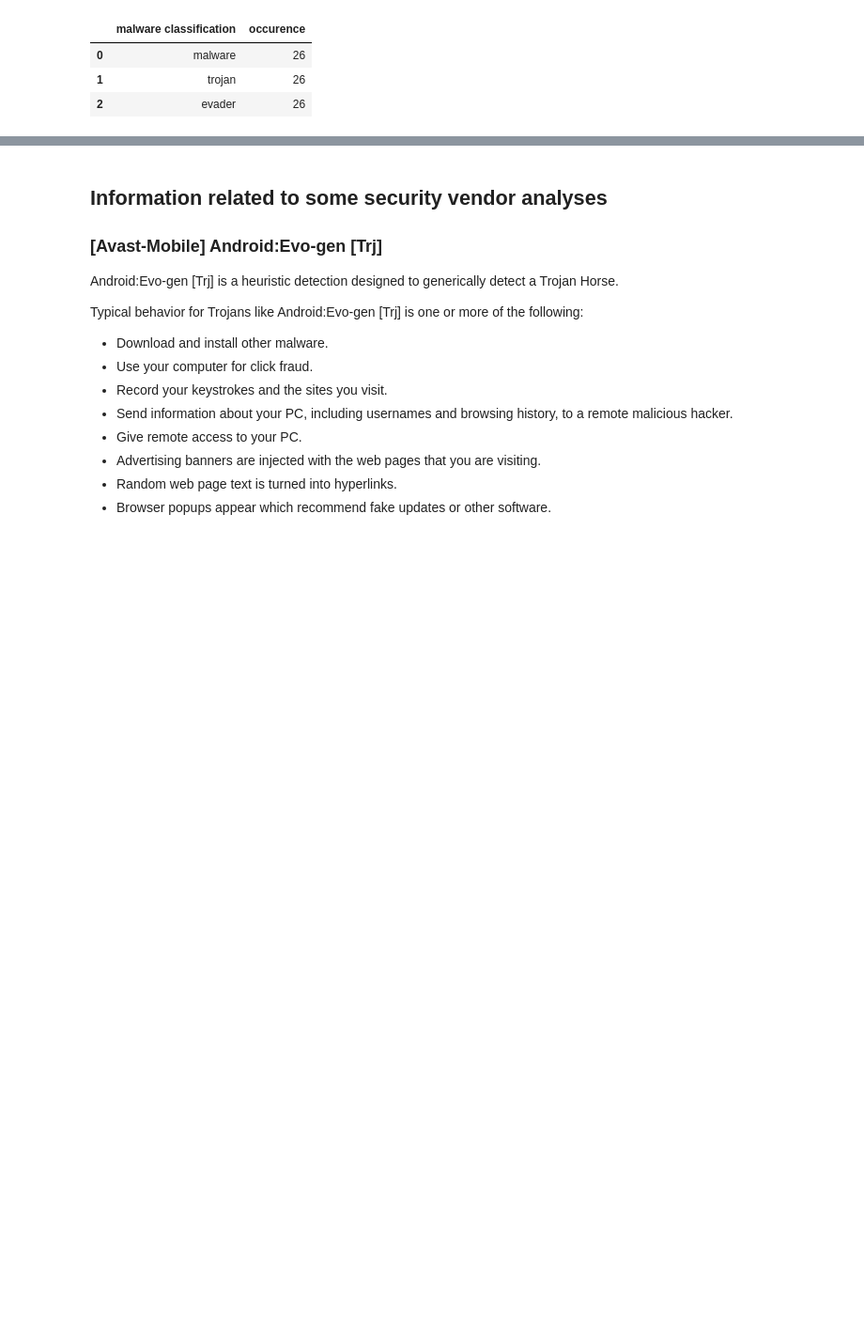
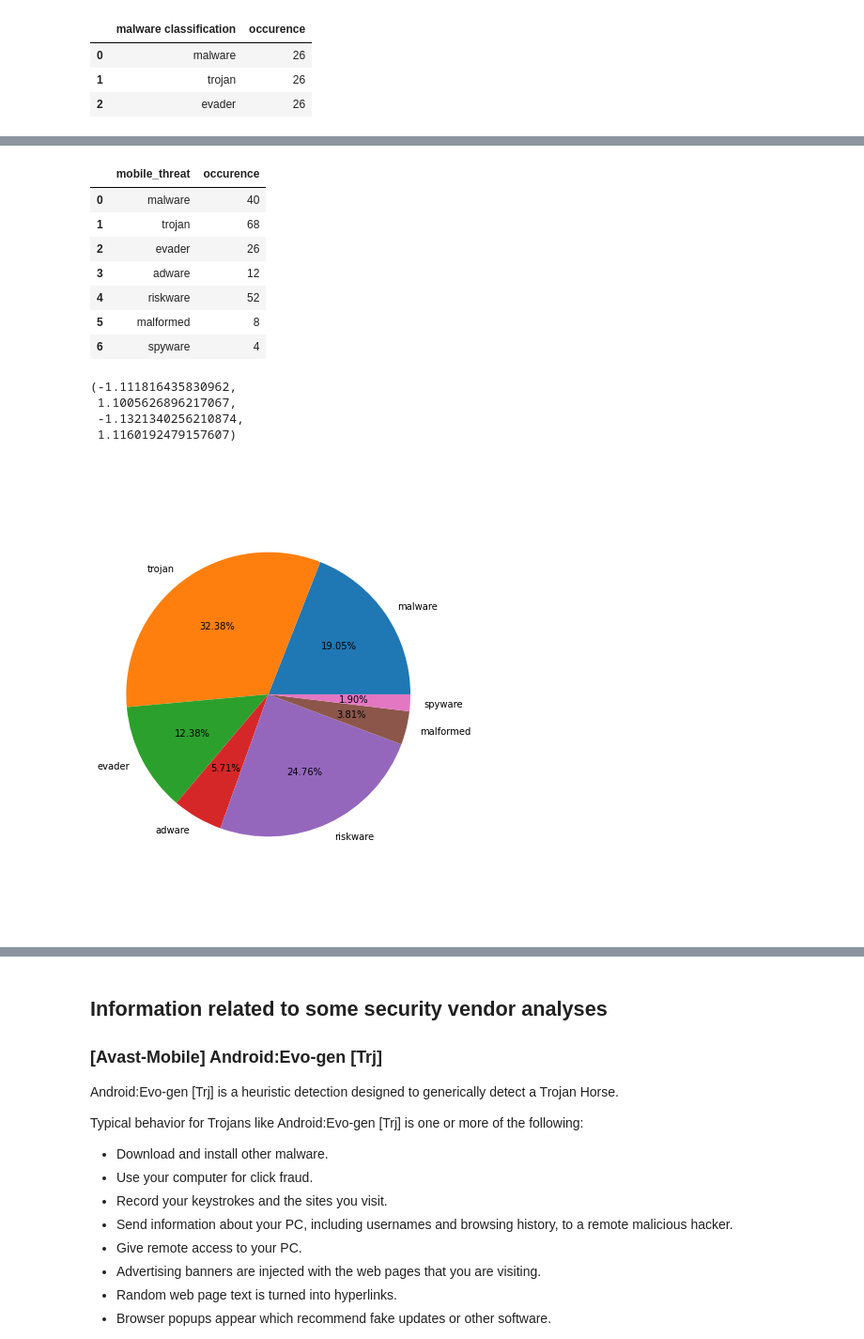
Before and after one commit to ChaseSecurity/Reflected-Search-Poisoning-for-Illicit-Promotion, a Jupyter notebook: Website_Timemachine/App/app_virustotal_analysis.ipynb, the cells around one changed output, grey strips where cells are left out. Shown: that part at 94% size. Saved outputs shown, nothing was run; the diff lists cells and outputs as text; code cells hidden in the pictures; blank space fills up the shorter version.

```diff
--- a/Website_Timemachine/App/app_virustotal_analysis.ipynb
+++ b/Website_Timemachine/App/app_virustotal_analysis.ipynb
@@ -399,0 +404,45 @@ With the addition of the sandbox classification categories, we ended up with a t
+# %%
+# Distribution of Mobile Threats
+import csv
+import matplotlib.pyplot as plt
+
+va_mapping = dict()
+with open("./vendor_analysis_mapping.csv", "r", encoding="utf-8") as csv_file:
+    reader = csv.reader(csv_file)
+    next(reader)
+    for row in reader:
+        va_mapping[row[0]] = row[1].lower()
+
+mobile_threats_to_apks = defaultdict(set)
+malicious_apks_types = defaultdict(set)
+for apk in malicious_apks:
+    for va in vendor_analyses:
+        if apk in vendor_analyses[va]:
+            mobile_threats_to_apks[va_mapping[va]].add(apk)
+            malicious_apks_types[apk].add(va_mapping[va])
+    for sd in sandbox_classification:
+        if apk in sandbox_classification[sd]:
+            mobile_threats_to_apks[sd].add(apk)
+            malicious_apks_types[apk].add(sd)
+
+df = pd.DataFrame([(k, len(mobile_threats_to_apks[k])) for k in mobile_threats_to_apks], columns=['mobile_threat', 'occurence'])
+display(df)
+# df.groupby(['mobile_threat']).sum().plot(kind='pie', y='occurence', autopct='%1.0f%%', title='Distribution of Mobile Threats')
+
+plt.figure(figsize=(6,9))
+plt.pie(df['occurence'], labels=df['mobile_threat'], autopct="%.2f%%")
+plt.axis('equal')
+# %% [output]
+|  | mobile_threat | occurence |
+| 0 | malware | 40 |
+| 1 | trojan | 68 |
+| 2 | evader | 26 |
+| 3 | adware | 12 |
+| 4 | riskware | 52 |
+| 5 | malformed | 8 |
+| 6 | spyware | 4 |
+(-1.111816435830962,
+ 1.1005626896217067,
+ -1.1321340256210874,
+ 1.1160192479157607)
+[figure, added]
```
Also changed, not shown: parts of 11 cells of this notebook, 2 other files.
